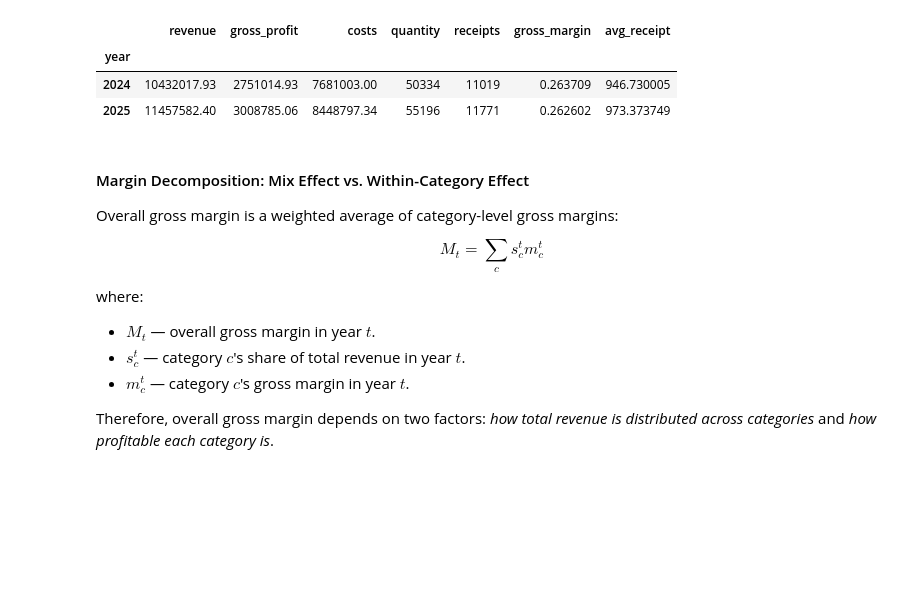
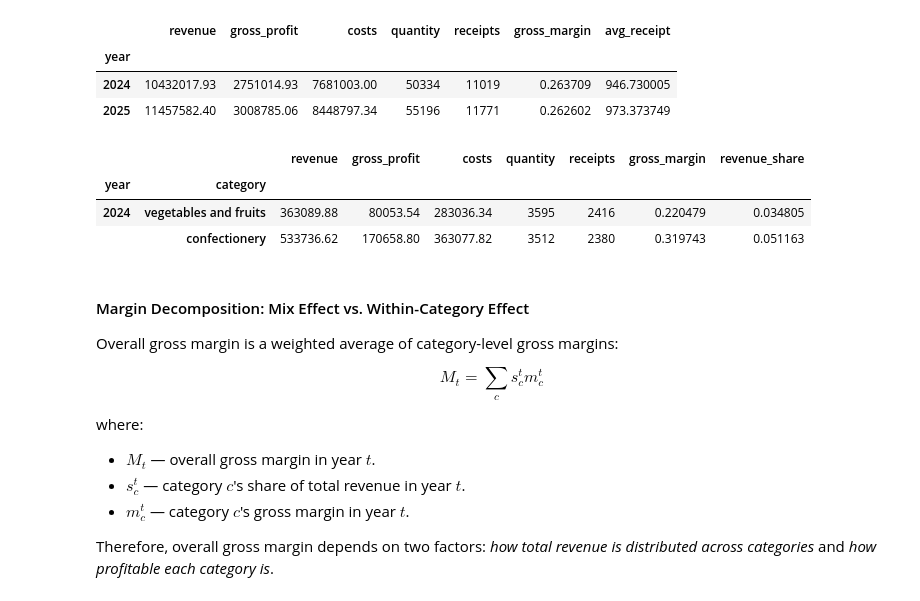
Before and after one commit to TAbramovskaya/dear-neighbour, a Jupyter notebook: python/margin_decline_analysis.ipynb, the cells around one changed output. Saved outputs shown, nothing was run; the diff lists cells and outputs as text; code cells hidden in the pictures; blank space fills up the shorter version.

```diff
--- a/python/margin_decline_analysis.ipynb
+++ b/python/margin_decline_analysis.ipynb
@@ -97,6 +89,13 @@ summary_by_category['revenue_share'] = (
         summary_by_category['revenue']
         / summary_by_category.groupby(level=['year'])['revenue'].transform('sum')
 )
+# %%
+summary_by_category.sample(2)
+# %% [output]
+|  |  | revenue | gross_profit | costs | quantity | receipts | gross_margin | revenue_share |
+| year | category |  |  |  |  |  |  |  |
+| 2024 | vegetables and fruits | 363089.88 | 80053.54 | 283036.34 | 3595 | 2416 | 0.220479 | 0.034805 |
+|  | confectionery | 533736.62 | 170658.80 | 363077.82 | 3512 | 2380 | 0.319743 | 0.051163 |
 # %% [markdown]
 #### Margin Decomposition: Mix Effect vs. Within-Category Effect
 
```
Also changed, not shown: parts of 9 cells of this notebook.
